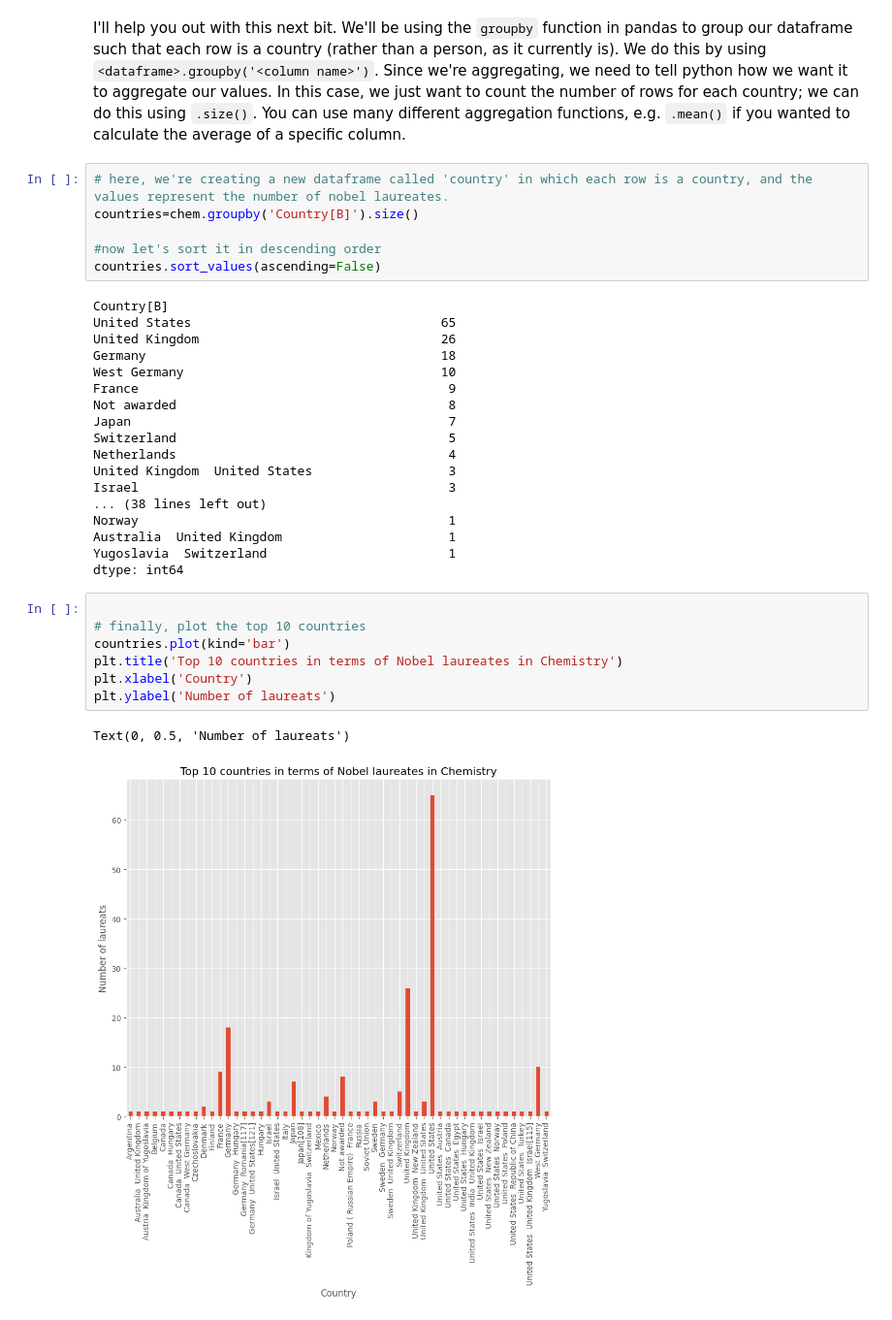
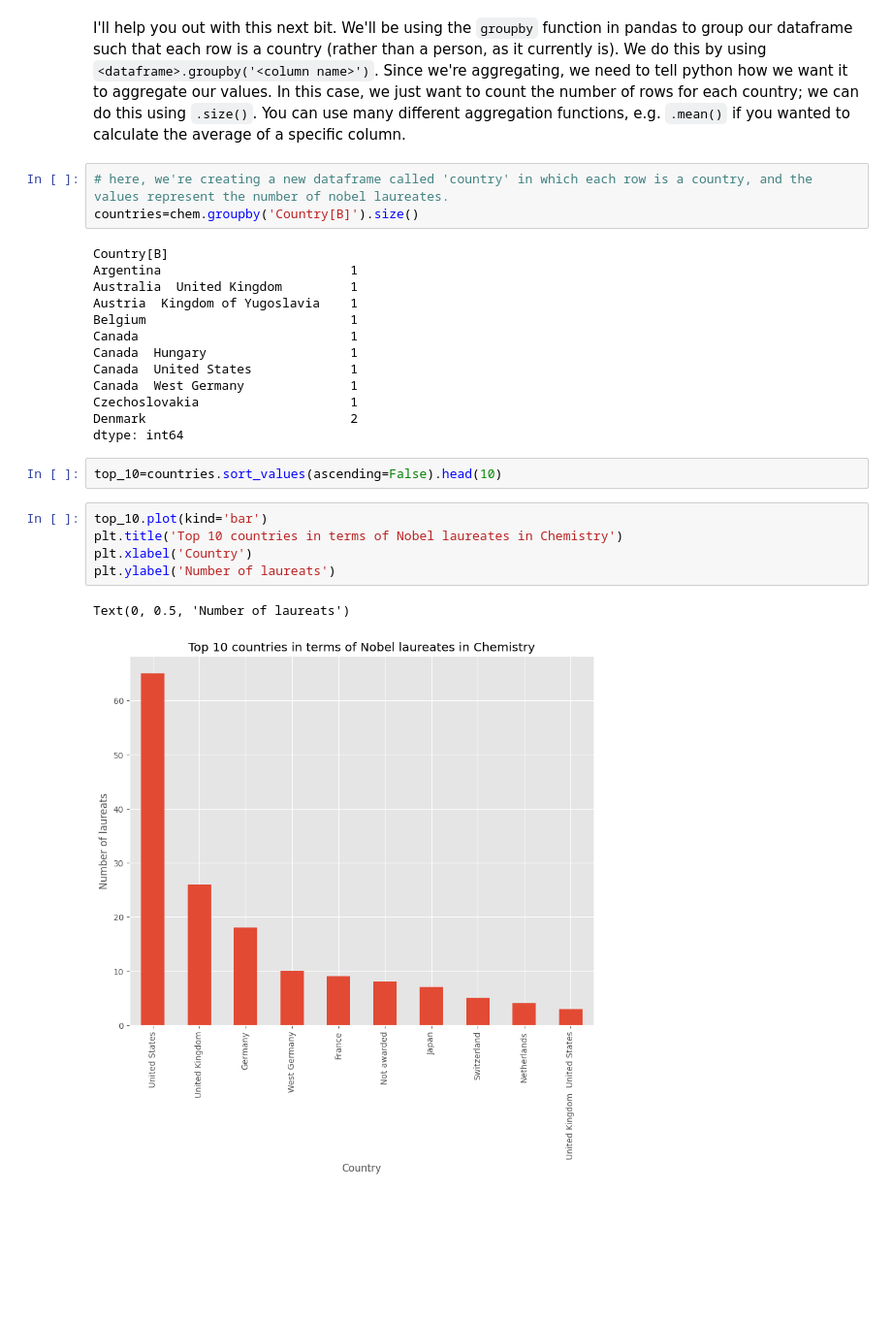
Before and after one commit to uclqede/QM2, a Jupyter notebook: notebooks/W02. Pandas.ipynb, the cells around one changed output. Shown at 97% size. Drawn from its saved outputs; the diff is of its cells as text; blank space fills up the shorter version.

```diff
--- a/notebooks/W02. Pandas.ipynb
+++ b/notebooks/W02. Pandas.ipynb
@@ -647,36 +432,28 @@ I'll help you out with this next bit. We'll be using the `groupby` function in p
 # %%
 # here, we're creating a new dataframe called 'country' in which each row is a country, and the values represent the number of nobel laureates.
 countries=chem.groupby('Country[B]').size()
-
-#now let's sort it in descending order
-countries.sort_values(ascending=False)
 # %% [output]
 Country[B]
-United States                                 65
-United Kingdom                                26
-Germany                                       18
-West Germany                                  10
-France                                         9
-Not awarded                                    8
-Japan                                          7
-Switzerland                                    5
-Netherlands                                    4
-United Kingdom  United States                  3
-Israel                                         3
-... (38 lines left out)
-Norway                                         1
-Australia  United Kingdom                      1
-Yugoslavia  Switzerland                        1
+Argentina                         1
+Australia  United Kingdom         1
+Austria  Kingdom of Yugoslavia    1
+Belgium                           1
+Canada                            1
+Canada  Hungary                   1
+Canada  United States             1
+Canada  West Germany              1
+Czechoslovakia                    1
+Denmark                           2
 dtype: int64
+# %%
+top_10=countries.sort_values(ascending=False).head(10)
 # %%
-
-# finally, plot the top 10 countries
-countries.plot(kind='bar')
+top_10.plot(kind='bar')
 plt.title('Top 10 countries in terms of Nobel laureates in Chemistry')
 plt.xlabel('Country')
 plt.ylabel('Number of laureats')
 # %% [output]
 Text(0, 0.5, 'Number of laureats')
-[figure, old version]
+[figure, new version]
 # %% [markdown]
 *QUESTION: What country has the fourth most nobel prizes in chemistry?*
```
Also changed, not shown: parts of 25 cells of this notebook.
